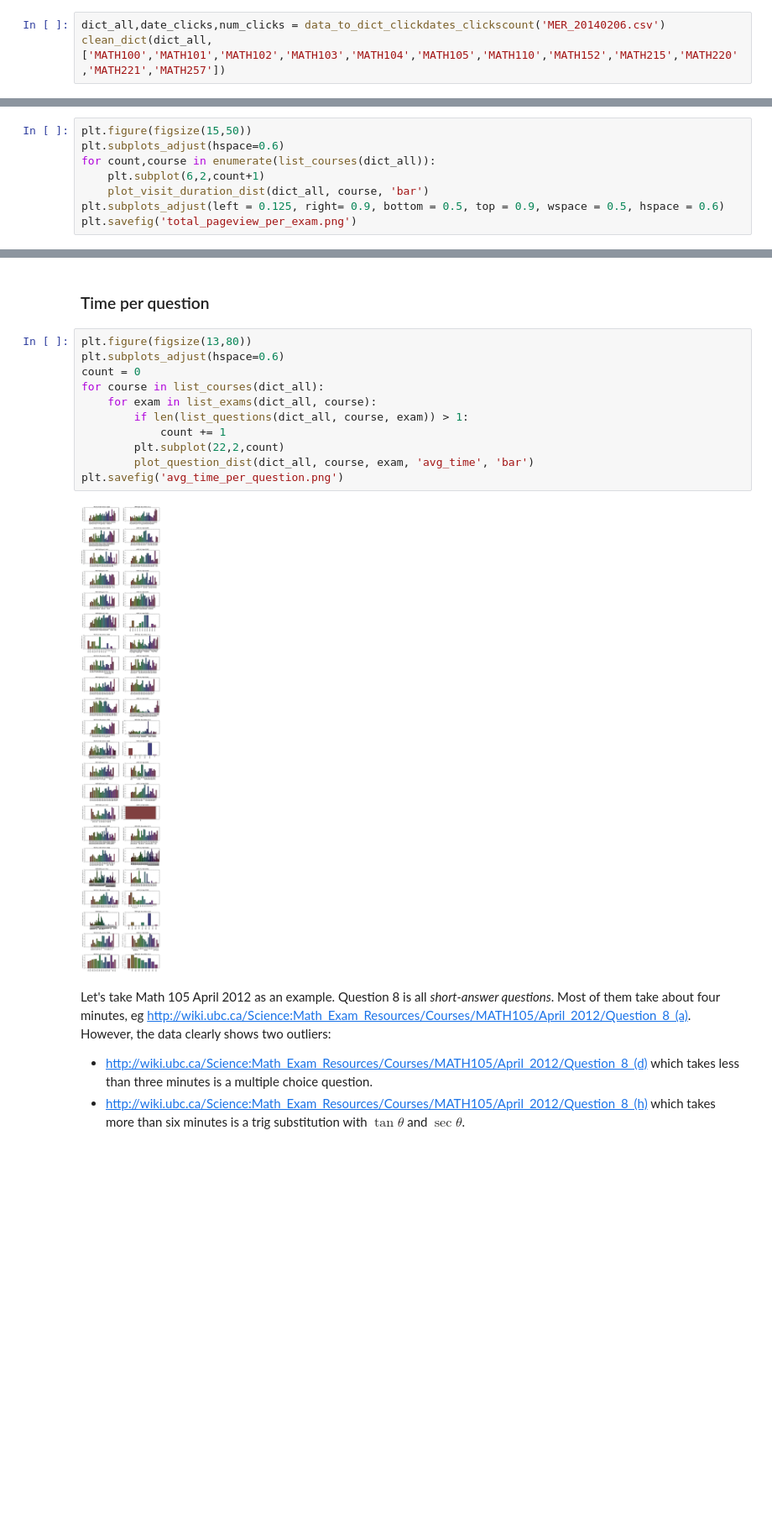
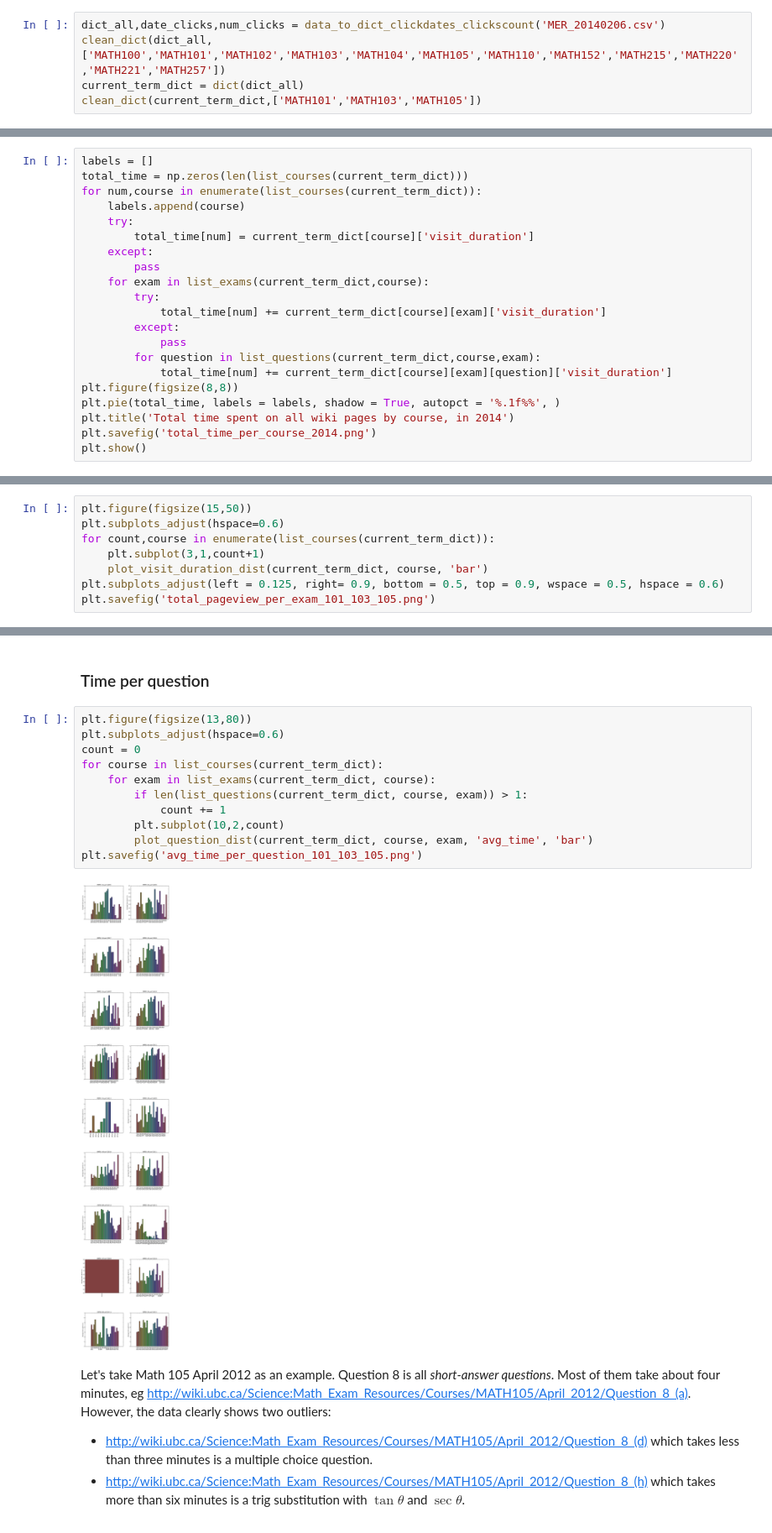
Before and after one commit to MathEducationResources/google-analytics, a Jupyter notebook: mer_py_google_analytics.ipynb, the cells around one changed output, grey strips where cells are left out. Shown at 84% size. Drawn from its saved outputs; the diff is of its cells as text; blank space fills up the shorter version.

Commit message:
just show some plots for 101, 103, 105

```diff
--- a/mer_py_google_analytics.ipynb
+++ b/mer_py_google_analytics.ipynb
@@ -31,6 +31,8 @@ Load data set, then do some clean up to reduce down to only valid course names.
 # %%
 dict_all,date_clicks,num_clicks = data_to_dict_clickdates_clickscount('MER_20140206.csv')
 clean_dict(dict_all,['MATH100','MATH101','MATH102','MATH103','MATH104','MATH105','MATH110','MATH152','MATH215','MATH220','MATH221','MATH257'])
+current_term_dict = dict(dict_all)
+clean_dict(current_term_dict,['MATH101','MATH103','MATH105'])
 # %%
 print sum(num_clicks)
 # %% [output]
@@ -116,3 +118,24 @@ plt.savefig('total_time_per_course.png')
 plt.show()
 # %% [output]
 [figure]
+# %%
+labels = []
+total_time = np.zeros(len(list_courses(current_term_dict)))
+for num,course in enumerate(list_courses(current_term_dict)):
+    labels.append(course)
+    try:
+        total_time[num] = current_term_dict[course]['visit_duration']
+    except:
+        pass
+    for exam in list_exams(current_term_dict,course):
+        try:
+            total_time[num] += current_term_dict[course][exam]['visit_duration']
+        except:
+            pass
+        for question in list_questions(current_term_dict,course,exam):
+            total_time[num] += current_term_dict[course][exam][question]['visit_duration']
+plt.figure(figsize(8,8))
+plt.pie(total_time, labels = labels, shadow = True, autopct = '%.1f%%', )
+plt.title('Total time spent on all wiki pages by course, in 2014')
+plt.savefig('total_time_per_course_2014.png')
+plt.show()
@@ -123,9 +148,9 @@ How many previous exams do students use to prepare? We would expect the most rec
 # %%
 plt.figure(figsize(15,50))
 plt.subplots_adjust(hspace=0.6)
-for count,course in enumerate(list_courses(dict_all)):
-    plt.subplot(6,2,count+1)
-    plot_visit_duration_dist(dict_all, course, 'bar')
+for count,course in enumerate(list_courses(current_term_dict)):
+    plt.subplot(3,1,count+1)
+    plot_visit_duration_dist(current_term_dict, course, 'bar')
 plt.subplots_adjust(left = 0.125, right= 0.9, bottom = 0.5, top = 0.9, wspace = 0.5, hspace = 0.6)
-plt.savefig('total_pageview_per_exam.png')
+plt.savefig('total_pageview_per_exam_101_103_105.png')
 # %% [output]
@@ -135,16 +160,16 @@ plt.savefig('total_pageview_per_exam.png')
 # %%
 plt.figure(figsize(13,80))
 plt.subplots_adjust(hspace=0.6)
 count = 0
-for course in list_courses(dict_all):
-    for exam in list_exams(dict_all, course):
-        if len(list_questions(dict_all, course, exam)) > 1:
+for course in list_courses(current_term_dict):
+    for exam in list_exams(current_term_dict, course):
+        if len(list_questions(current_term_dict, course, exam)) > 1:
             count += 1
-        plt.subplot(22,2,count)
-        plot_question_dist(dict_all, course, exam, 'avg_time', 'bar')
-plt.savefig('avg_time_per_question.png')
+        plt.subplot(10,2,count)
+        plot_question_dist(current_term_dict, course, exam, 'avg_time', 'bar')
+plt.savefig('avg_time_per_question_101_103_105.png')
 # %% [output]
-[figure, old version]
+[figure, new version]
 # %% [markdown]
 Let's take Math 105 April 2012 as an example. Question 8 is all _short-answer questions_. Most of them take about four minutes, eg http://wiki.ubc.ca/Science:Math_Exam_Resources/Courses/MATH105/April_2012/Question_8_(a). However, the data clearly shows two outliers:
 
```
Also changed, not shown: parts of 4 cells of this notebook.
